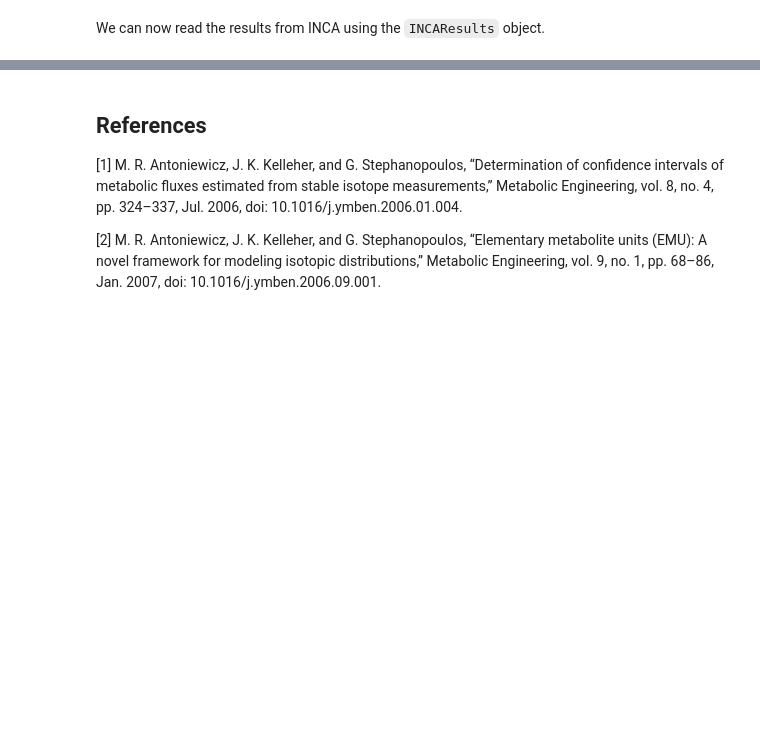
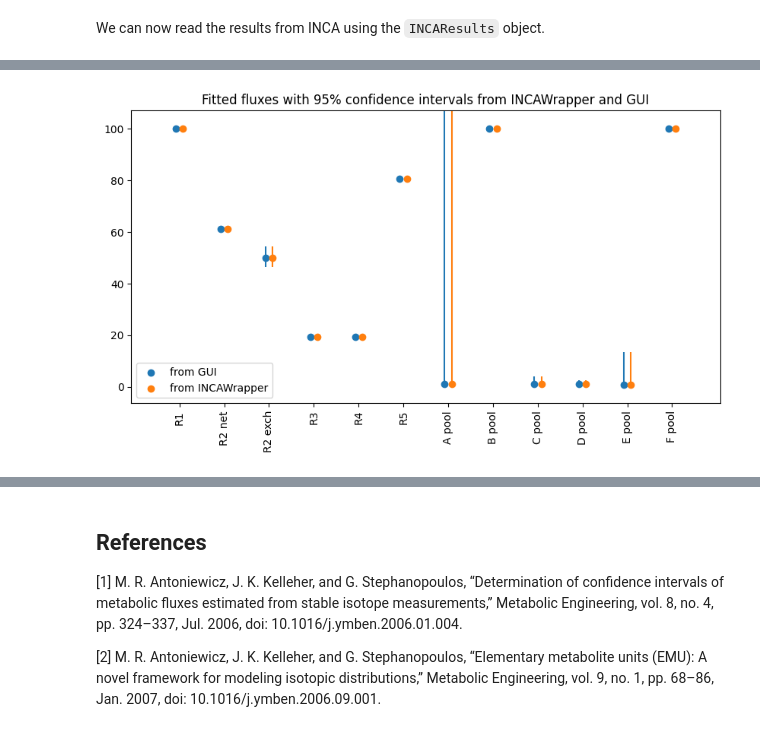
Before and after one commit to biosustain/incawrapper, a Jupyter notebook: docs/examples/validation_toy_model.ipynb, the cells around one changed output, grey strips where cells are left out. Cells and saved outputs as stored; diff of their text form; code cells hidden in the pictures; blank space fills up the shorter version.

Commit message:
WIP: structure and plots from c necator validation notebook imported, lack running with 1000 restarts

```diff
--- a/docs/examples/validation_toy_model.ipynb
+++ b/docs/examples/validation_toy_model.ipynb
@@ -193,0 +137,14 @@ The above table shows that the resulting flux distribution is very similar betwe
+# %%
+# Merging the two solutions in one dataframe and calculating the difference between the two solutions
+fitted_parameters_compare = pd.merge(
+    # the estimated norm values (the scale factor for the MDVs) has some empty arrays in some cells, these are replaced with NaNs
+    left=res.fitdata.fitted_parameters.applymap(lambda x: np.nan if isinstance(x, np.ndarray) and x.size == 0 else x),
+    right=res_gui.fitdata.fitted_parameters.applymap(lambda x: np.nan if isinstance(x, np.ndarray) and x.size == 0 else x),
+    on=['type','id'],
+    suffixes=('_from_incawrapper', '_from_gui'),
+    validate='one_to_one',
+).assign(
+    val_diff = lambda x: np.abs(x['val_from_incawrapper'] - x['val_from_gui']),
+    lb_diff = lambda x: np.abs(x['lb_from_incawrapper'] - x['lb_from_gui']),
+    ub_diff = lambda x: np.abs(x['ub_from_incawrapper'] - x['ub_from_gui']),
+)
@@ -193,0 +153,65 @@ The above table shows that the resulting flux distribution is very similar betwe
+# %%
+# set up parameters for the aestitics of the plot
+data_max = fitted_parameters_compare[['val_from_incawrapper', 'val_from_gui']].max().max()
+data_min = fitted_parameters_compare[['val_from_incawrapper', 'val_from_gui']].min().min()
+yaxis_range = [data_min - 7, data_max + 7]
+offset = 0.08
+
+# Prepare the data for plotting. We only want to plot the fluxes
+# and the undetermined confidence interval bounds are set the the axis boundaries
+plot_df = (fitted_parameters_compare
+    .query("type.str.contains('flux|Pool')")
+    .replace({
+        'lb_from_incawrapper': {
+            -np.inf: yaxis_range[0],
+            np.inf: yaxis_range[0],
+            np.nan: yaxis_range[0]
+        },
+        'lb_from_gui': {
+            -np.inf: yaxis_range[0],
+            np.nan: yaxis_range[0],
+            np.inf: yaxis_range[0]
+        },
+        'ub_from_incawrapper': {
+            -np.inf: yaxis_range[1],
+            np.nan: yaxis_range[1],
+            np.inf: yaxis_range[1]
+        },
+        'ub_from_gui': {
+            -np.inf: yaxis_range[1],
+            np.nan: yaxis_range[1],
+            np.inf: yaxis_range[1]
+        }
+    }).copy()
+)
+fig, ax = plt.subplots(figsize=(10, 5))
+
+# Create numerical ids for plotting
+unique_ids = plot_df['id']
+id_dict = {id: i for i, id in enumerate(unique_ids)}
+plot_df['num_id'] = plot_df['id'].map(id_dict)
+
+# Calculate error bars for both dataframes
+errbars1 = plot_df[['lb_from_gui', 'ub_from_gui']].subtract(plot_df['val_from_gui'], axis=0).abs().T
+errbars2 = plot_df[['lb_from_incawrapper', 'ub_from_incawrapper']].subtract(plot_df['val_from_incawrapper'], axis=0).abs().T
+
+# Plot fitted values and error bars for the first dataframe
+ax.scatter(x=plot_df['num_id'] - offset, y=plot_df['val_from_gui'], color='C0', label='from GUI')
+ax.errorbar(x=plot_df['num_id'] - offset, y=plot_df['val_from_gui'], yerr=errbars1, color='C0', fmt='none')
+
+# Plot fitted values and error bars for the second dataframe
+ax.scatter(x=plot_df['num_id'] + offset, y=plot_df['val_from_incawrapper'], color='C1', label='from INCAWrapper')
+ax.errorbar(x=plot_df['num_id'] + offset, y=plot_df['val_from_incawrapper'], yerr=errbars2, color='C1', fmt='none')
+
+# Rotate x-axis labels and set them to the original string ids
+ax.set_xticks(range(len(unique_ids)))
+ax.set_xticklabels(unique_ids, rotation=90)
+
+ax.legend()
+ax.set_ylim(yaxis_range)
+ax.set_xlim(plot_df['num_id'].min() - offset - 1, plot_df['num_id'].max() + offset + 1)
+ax.set_title("Fitted fluxes with 95% confidence intervals from INCAWrapper and GUI")
+
+plt.show()
+# %% [output]
+[figure, added]
```
Also changed, not shown: parts of 36 cells of this notebook.
